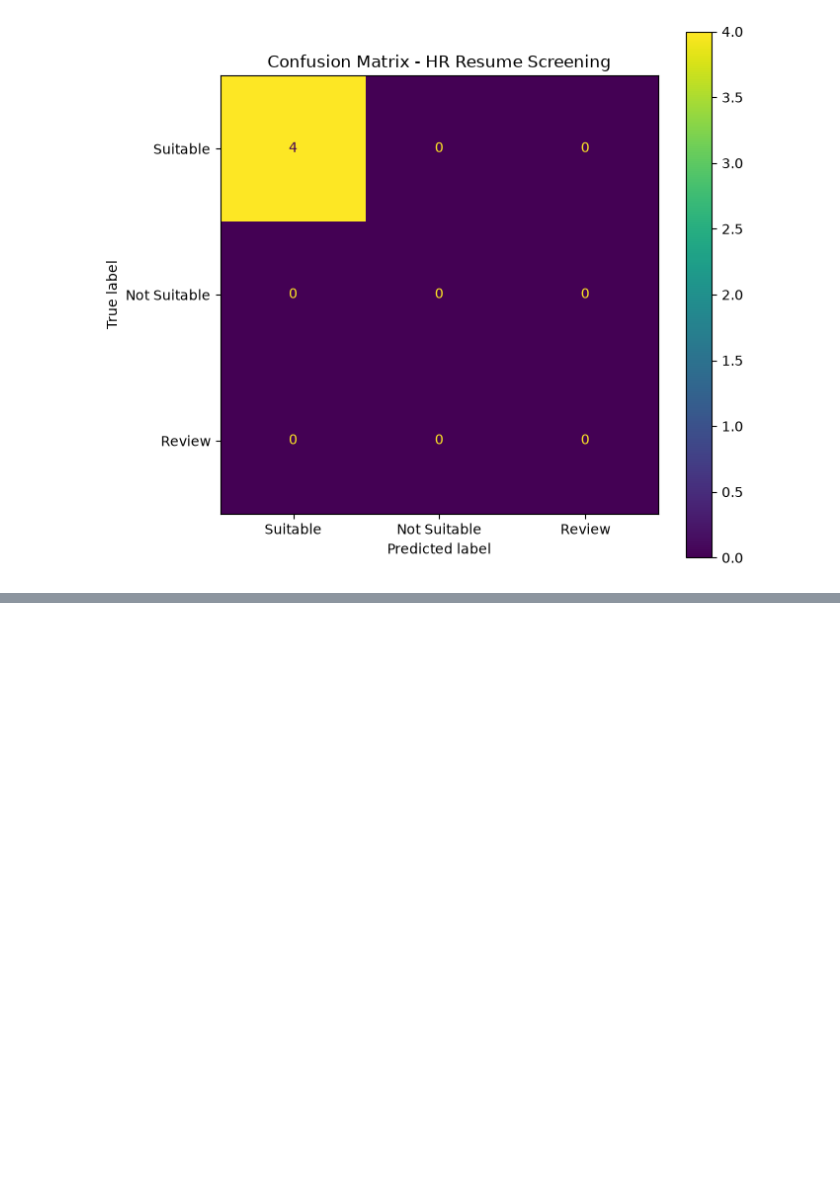
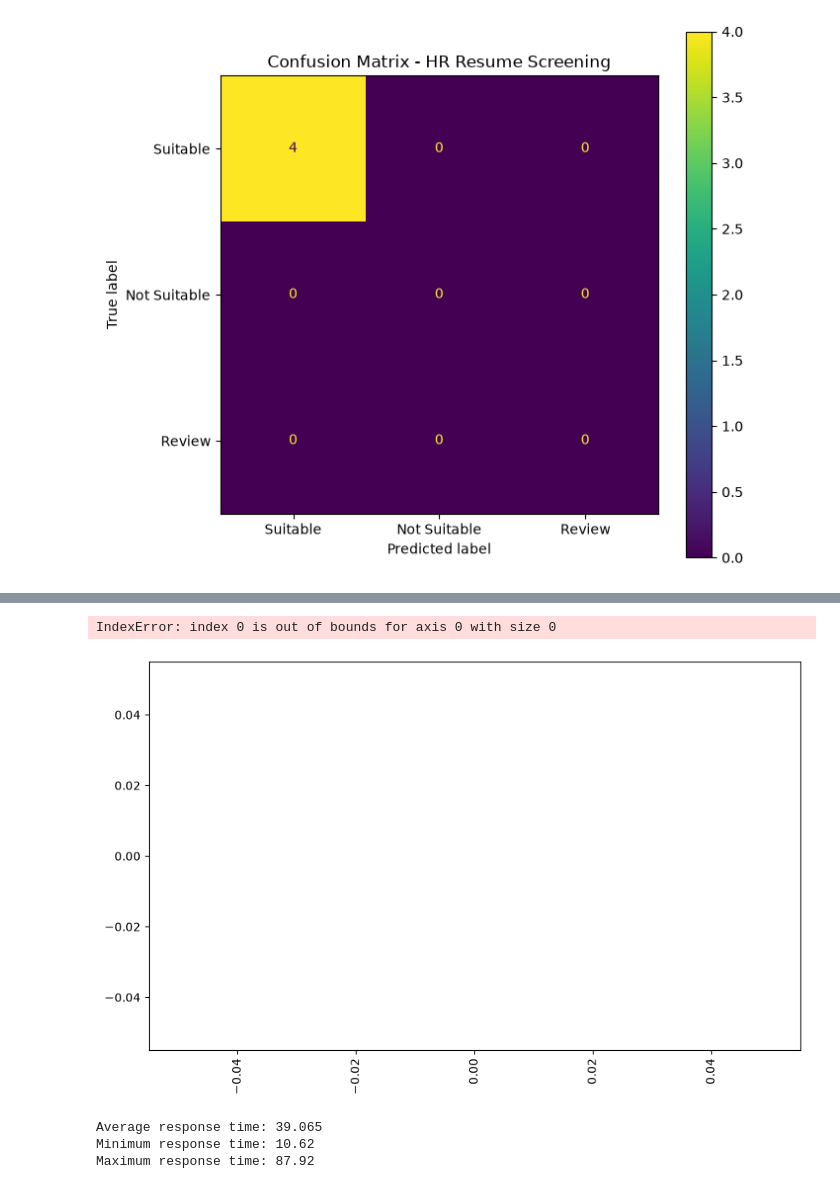
Before and after one commit to nimeshi1023/LLM-Resume-Evaluation-Framework, a Jupyter notebook: notebooks/analysis.ipynb, the cells around one changed output, grey strips where cells are left out. Drawn from its saved outputs; the diff is of its cells as text; code cells hidden in the pictures; blank space fills up the shorter version.

```diff
--- a/notebooks/analysis.ipynb
+++ b/notebooks/analysis.ipynb
@@ -181,0 +318,43 @@ plt.show()
+# %%
+plt.figure(figsize=(10, 6))
+
+failure_by_category.plot(
+    kind="bar"
+)
+
+plt.title("Failure Count by Test Category")
+
+plt.xlabel("Category")
+
+plt.ylabel("Number of Failures")
+
+plt.xticks(
+    rotation=45,
+    ha="right"
+)
+
+plt.tight_layout()
+
+plt.show()
+# %% [output]
+IndexError: index 0 is out of bounds for axis 0 with size 0
+[figure, added]
+# %%
+print(
+    "Average response time:",
+    df["latency_seconds"].mean()
+)
+
+print(
+    "Minimum response time:",
+    df["latency_seconds"].min()
+)
+
+print(
+    "Maximum response time:",
+    df["latency_seconds"].max()
+)
+# %% [output]
+Average response time: 39.065
+Minimum response time: 10.62
+Maximum response time: 87.92
```
Also changed, not shown: parts of 10 cells of this notebook.
